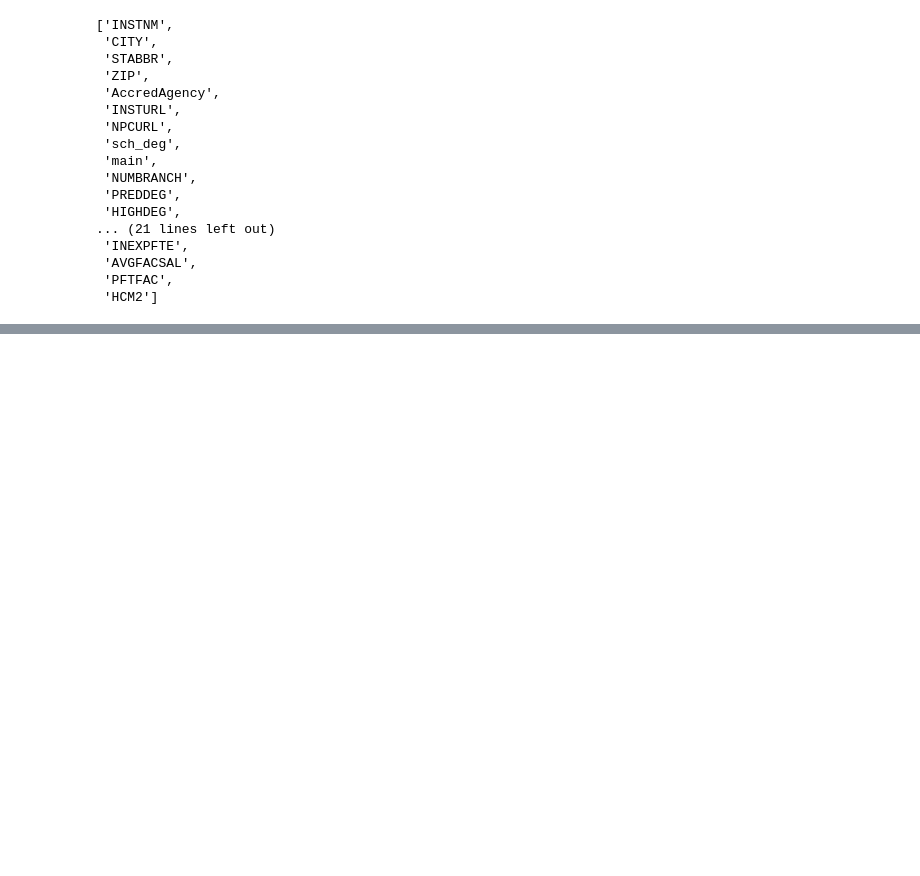
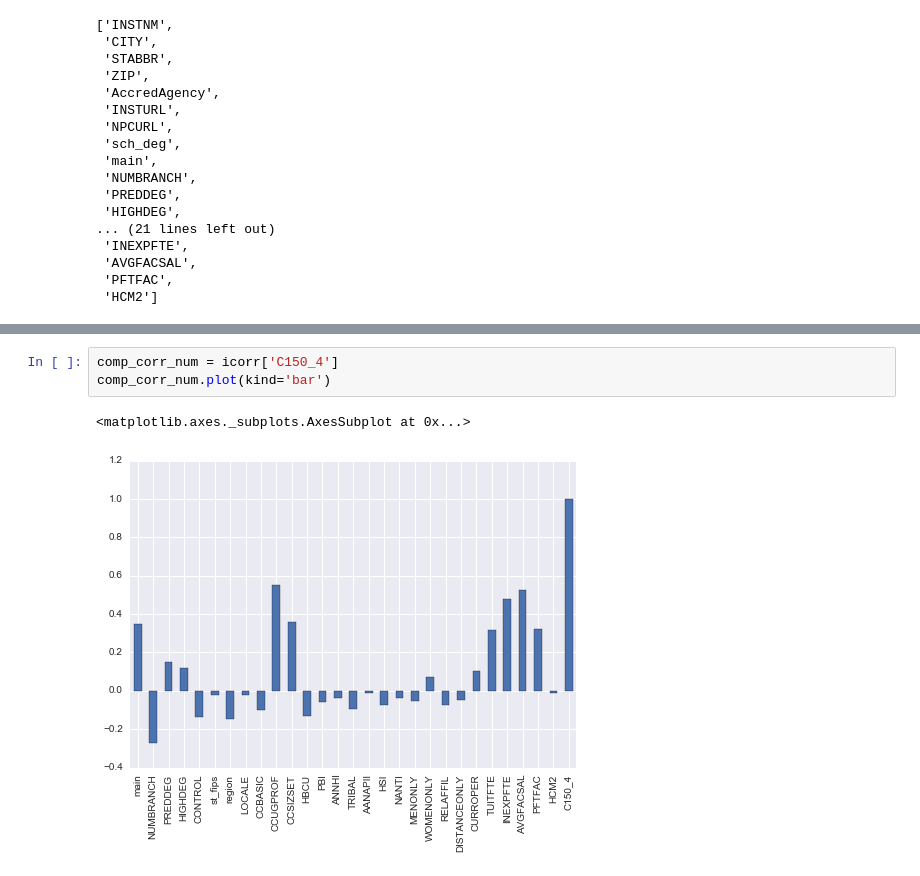
Before and after one commit to juliasilge/fall2016competition, a Jupyter notebook: school-category-analysys.ipynb, the cells around one changed output, grey strips where cells are left out. Saved outputs shown, nothing was run; the diff lists cells and outputs as text; blank space fills up the shorter version.

```diff
--- a/school-category-analysys.ipynb
+++ b/school-category-analysys.ipynb
@@ -126,0 +145,6 @@ df_data[columns].dropna(axis=1, how='all').describe()
+# %%
+comp_corr_num = icorr['C150_4']
+comp_corr_num.plot(kind='bar')
+# %% [output]
+<matplotlib.axes._subplots.AxesSubplot at 0x...>
+[figure, added]
```
Also changed, not shown: parts of 3 cells of this notebook.
